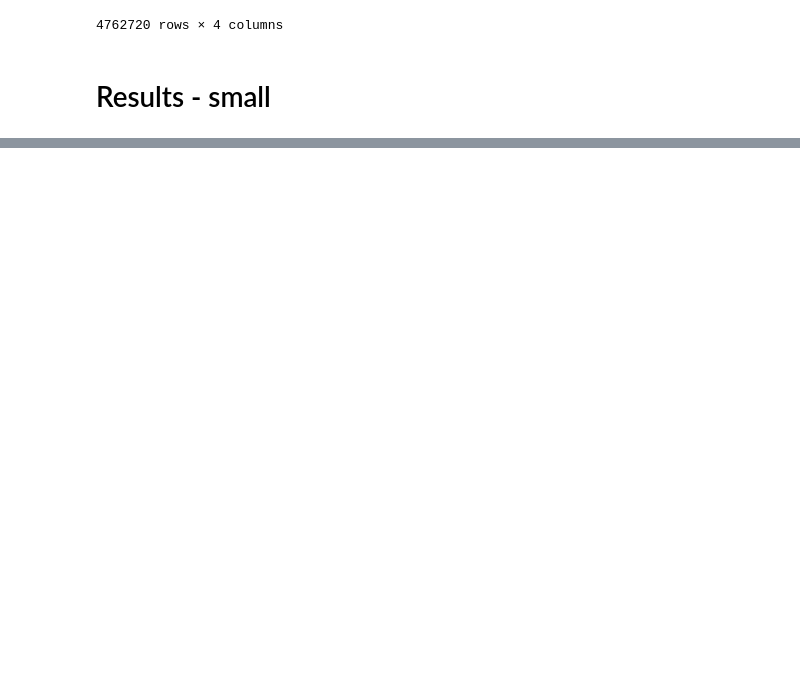
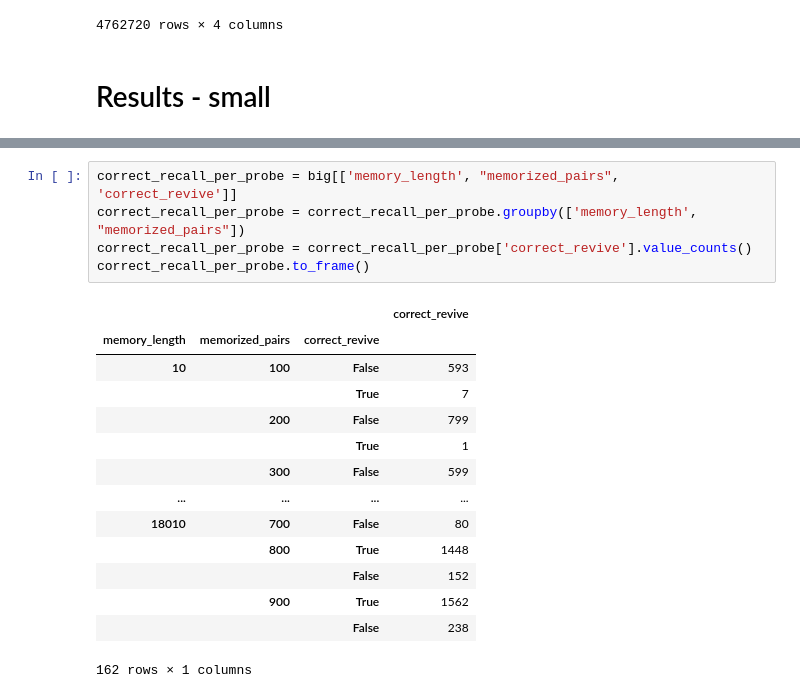
Before and after one commit to PatrykLisik/random_stuff_and_notes, a Jupyter notebook: holographic_reduced_representation/notebooks/1. Memory_length_vs_ablity_to_recall.ipynb, the cells around one changed output, grey strips where cells are left out. Saved outputs shown, nothing was run; the diff lists cells and outputs as text; blank space fills up the shorter version.

```diff
--- a/holographic_reduced_representation/notebooks/1. Memory_length_vs_ablity_to_recall.ipynb
+++ b/holographic_reduced_representation/notebooks/1. Memory_length_vs_ablity_to_recall.ipynb
@@ -133,3 +133,23 @@ correct_recall_per_probe
+# %%
+correct_recall_per_probe = big[['memory_length', "memorized_pairs", 'correct_revive']]
+correct_recall_per_probe = correct_recall_per_probe.groupby(['memory_length', "memorized_pairs"])
+correct_recall_per_probe = correct_recall_per_probe['correct_revive'].value_counts()
+correct_recall_per_probe.to_frame()
+# %% [output]
+|  |  |  | correct_revive |
+| memory_length | memorized_pairs | correct_revive |  |
+| 10 | 100 | False | 593 |
+|  |  | True | 7 |
+|  | 200 | False | 799 |
+|  |  | True | 1 |
+|  | 300 | False | 599 |
+| ... | ... | ... | ... |
+| 18010 | 700 | False | 80 |
+|  | 800 | True | 1448 |
+|  |  | False | 152 |
+|  | 900 | True | 1562 |
+|  |  | False | 238 |
+162 rows × 1 columns
 # %%
 plt.figure(figsize=(16, 12))
 for name, group in correct_recall_per_probe.groupby("memorized_pairs"):
```
Also changed, not shown: parts of 8 cells of this notebook, 3 other files.
